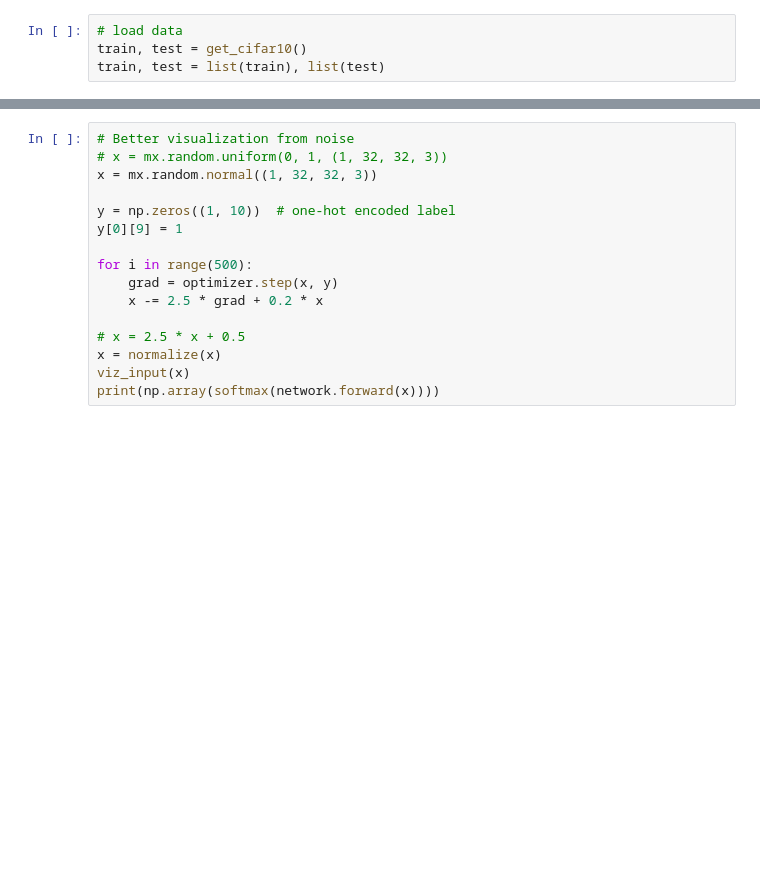
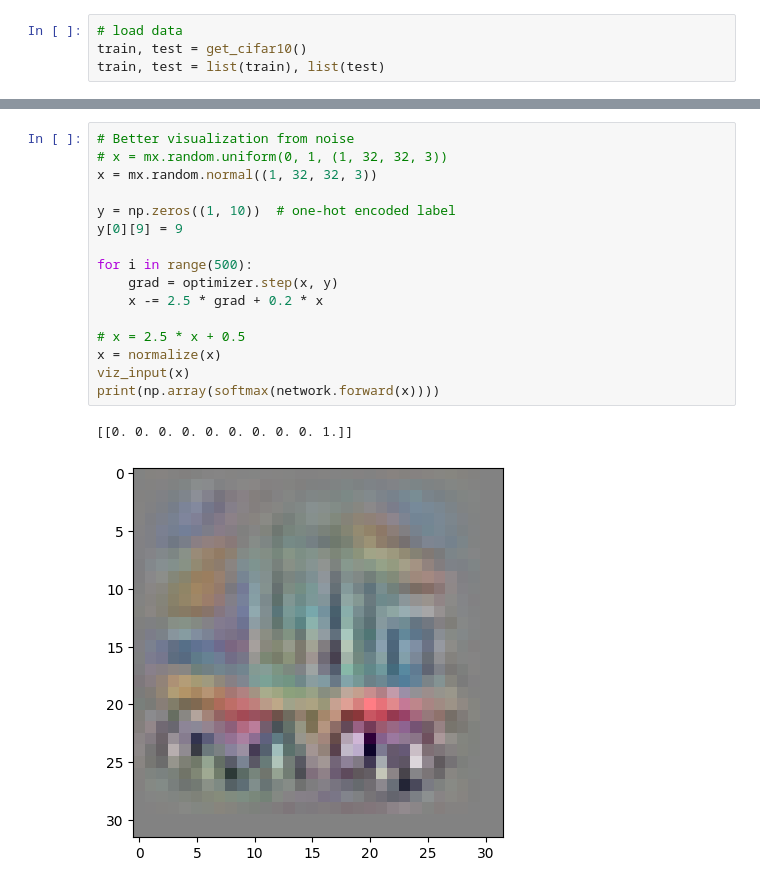
Before and after one commit to AlexPetrusca/softgrad, a Jupyter notebook: examples/notebooks/visualize_classes_cnn_cifar10.ipynb, the cells around one changed output, grey strips where cells are left out. Cells and saved outputs as stored; diff of their text form; blank space fills up the shorter version.

```diff
--- a/examples/notebooks/visualize_classes_cnn_cifar10.ipynb
+++ b/examples/notebooks/visualize_classes_cnn_cifar10.ipynb
@@ -109,19 +119,22 @@ print(np.array(softmax(network.forward(x))))
 # %%
 # Better visualization from noise
 # x = mx.random.uniform(0, 1, (1, 32, 32, 3))
 x = mx.random.normal((1, 32, 32, 3))
 
 y = np.zeros((1, 10))  # one-hot encoded label
-y[0][9] = 1
+y[0][9] = 9
 
 for i in range(500):
     grad = optimizer.step(x, y)
     x -= 2.5 * grad + 0.2 * x
 
 # x = 2.5 * x + 0.5
 x = normalize(x)
 viz_input(x)
 print(np.array(softmax(network.forward(x))))
+# %% [output]
+[[0. 0. 0. 0. 0. 0. 0. 0. 0. 1.]]
+[figure, added]
 # %%
 noise = mx.random.normal((1, 32, 32, 3))
 y = network.forward(noise)
```
Also changed, not shown: parts of 4 cells of this notebook, 1 other file.
